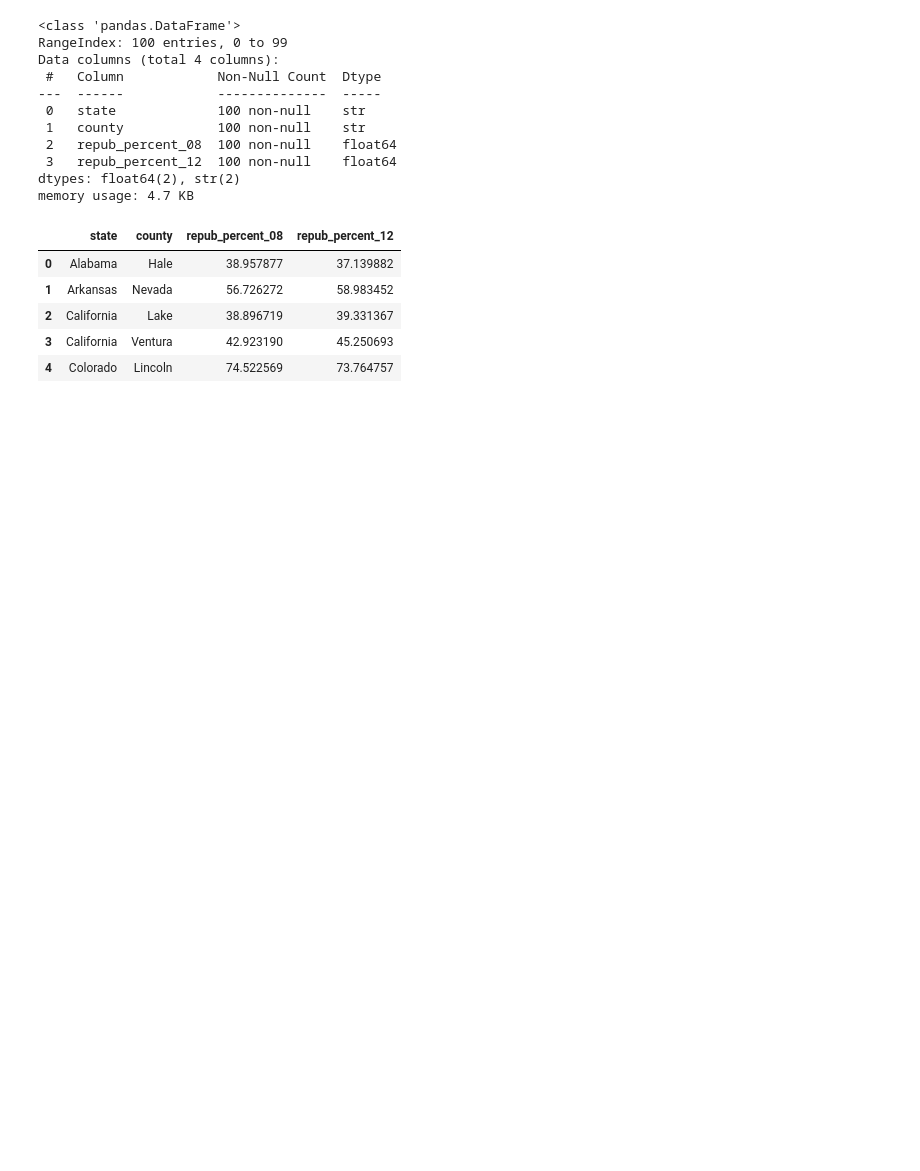
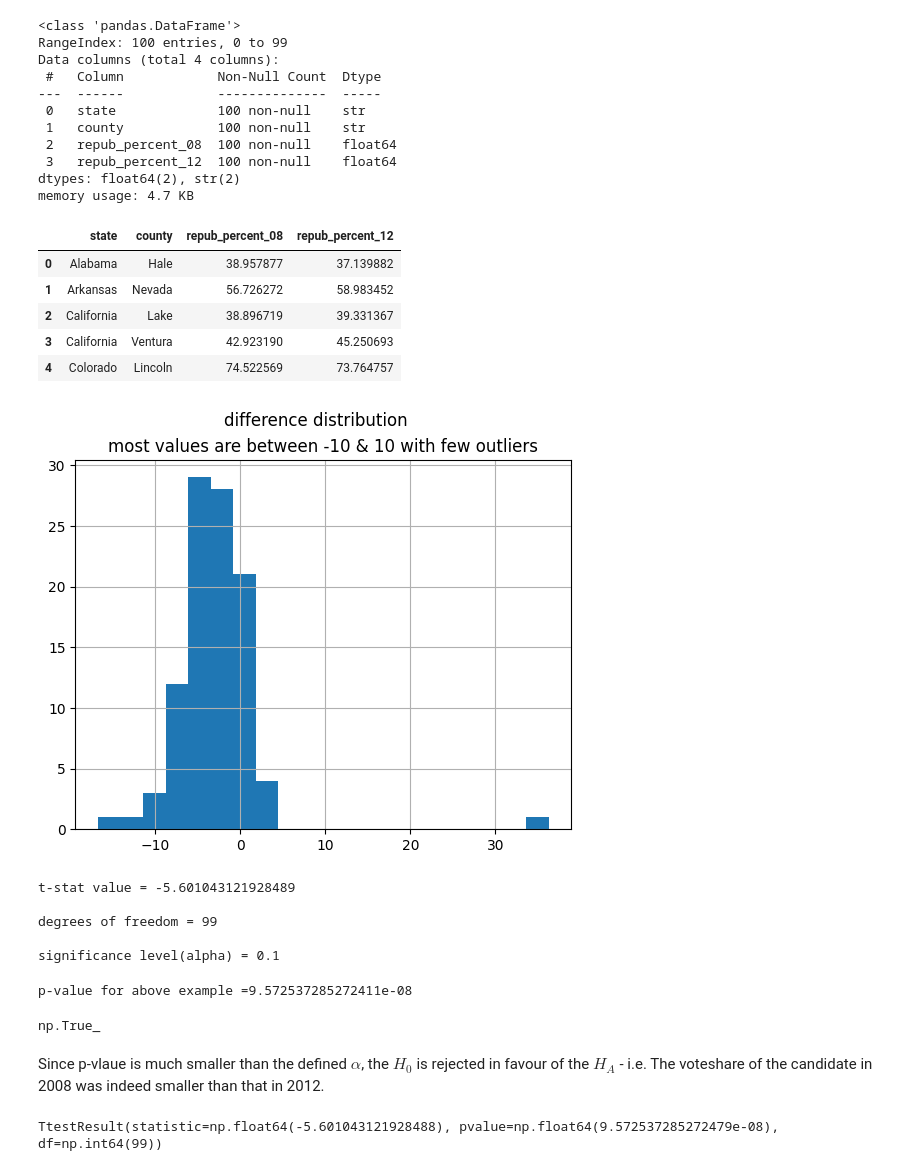
Before and after one commit to abhijeet-bhambere/python-ml-trail, a Jupyter notebook: hypothesis_testing.ipynb, the cells around one changed output. Cells and saved outputs as stored; diff of their text form; code cells hidden in the pictures; blank space fills up the shorter version.

```diff
--- a/hypothesis_testing.ipynb
+++ b/hypothesis_testing.ipynb
@@ -469,3 +476,60 @@ main_df.head()
 | 2 | California | Lake | 38.896719 | 39.331367 |
 | 3 | California | Ventura | 42.923190 | 45.250693 |
 | 4 | Colorado | Lincoln | 74.522569 | 73.764757 |
+# %%
+main_df['diff'] = main_df['repub_percent_08'] - main_df['repub_percent_12']
+
+# plotting the difference in vote shares
+main_df['diff'].hist(bins=20)
+plt.suptitle('difference distribution')
+plt.title('most values are between -10 & 10 with few outliers')
+plt.show()
+# %% [output]
+[figure, added]
+# %%
+# calculating men of the differences
+xbar_diff = main_df['diff'].mean()
+
+# calculating the n_diff
+n_diff = len(main_df)
+
+# calculating s_diff
+s_diff = main_df['diff'].std()
+
+# calculating t-stat
+t_stat = (xbar_diff - 0) / np.sqrt(s_diff**2/n_diff)
+print(f"t-stat value = {t_stat}\n")
+
+# calculating degrees of freedom
+dof = n_diff - 1
+print(f"degrees of freedom = {dof}\n")
+
+# Defining alpha value
+alpha_voteshare = 0.1
+print(f"significance level(alpha) = {alpha_voteshare}")
+# %% [output]
+t-stat value = -5.601043121928489
+
+degrees of freedom = 99
+
+significance level(alpha) = 0.1
+# %%
+# finding p-value for left-tailed t-test:
+from scipy.stats import t
+pvalue_voteshare = t.cdf(t_stat, df=dof)
+print(f"p-value for above example ={pvalue_voteshare}")
+
+# comparing p-value with defined alpha value
+pvalue_voteshare <= alpha_voteshare
+# %% [output]
+p-value for above example =9.572537285272411e-08
+np.True_
+# %% [markdown]
+Since p-vlaue is much smaller than the defined $\alpha$, the $H_{0}$ is rejected in favour of the $H_{A}$ - i.e. The voteshare of the candidate in 2008 was indeed smaller than that in 2012.
+# %%
+# Alternative method to find t-stat & p-value
+from scipy.stats import ttest_rel
+
+ttest_rel(main_df['repub_percent_08'], main_df['repub_percent_12'], alternative='less')
+# %% [output]
+TtestResult(statistic=np.float64(-5.601043121928488), pvalue=np.float64(9.572537285272479e-08), df=np.int64(99))
```
Also changed, not shown: parts of 31 cells of this notebook.
